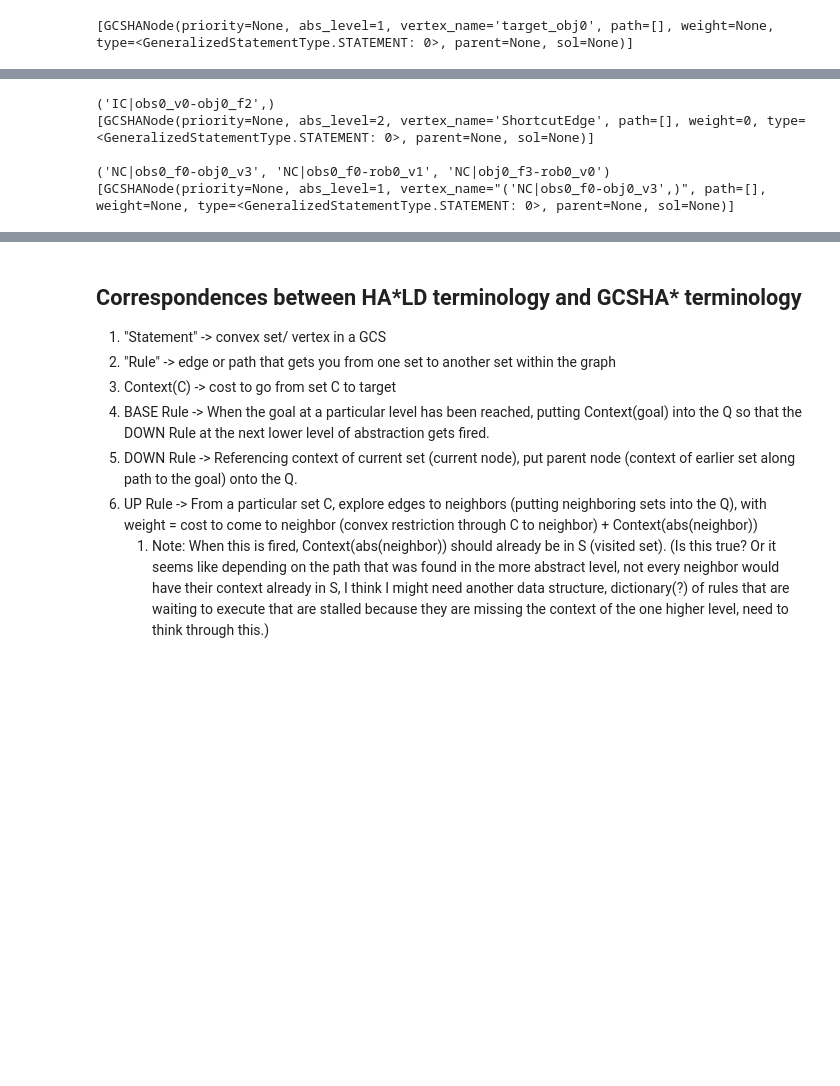
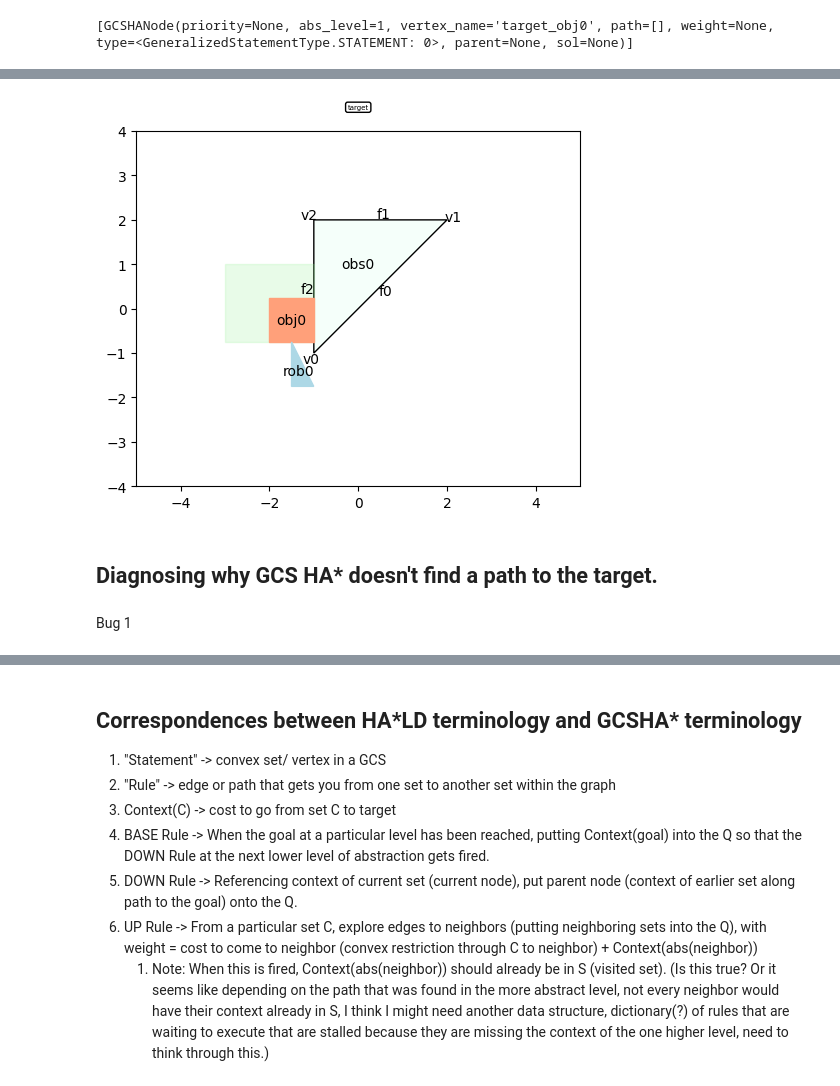
Before and after one commit to shaoyuancc/large_gcs, a Jupyter notebook: explorations/hastar_exploration.ipynb, the cells around one changed output, grey strips where cells are left out. Drawn from its saved outputs; the diff is of its cells as text; code cells hidden in the pictures; blank space fills up the shorter version.

```diff
--- a/explorations/hastar_exploration.ipynb
+++ b/explorations/hastar_exploration.ipynb
@@ -393,18 +417,4 @@ Gcs HA* Convex Restriction failed to find a path to the target.
-# %%
-# Test the abs function
-print(graphs[1].vertex_names[0])
-factored_cfree_vertex_name = graphs[1].vertex_names[0]
-test_factored_cfree_node = GCSHANode(priority=None, abs_level=1, vertex_name=factored_cfree_vertex_name, weight=None, path=[], type=GeneralizedStatementType.STATEMENT)
-print(abs_fns[1](test_factored_cfree_node))
-
-print()
-print(graphs[0].vertex_names[2])
-full_problem_vertex_name = graphs[0].vertex_names[2]
-test_full_problem_node = GCSHANode(priority=None, abs_level=0, vertex_name=full_problem_vertex_name, weight=None, path=[], type=GeneralizedStatementType.STATEMENT)
-print(abs_fns[0](test_full_problem_node))
-# %% [output]
-('IC|obs0_v0-obj0_f2',)
-[GCSHANode(priority=None, abs_level=2, vertex_name='ShortcutEdge', path=[], weight=0, type=<GeneralizedStatementType.STATEMENT: 0>, parent=None, sol=None)]
-
-('NC|obs0_f0-obj0_v3', 'NC|obs0_f0-rob0_v1', 'NC|obj0_f3-rob0_v0')
-[GCSHANode(priority=None, abs_level=1, vertex_name="('NC|obs0_f0-obj0_v3',)", path=[], weight=None, type=<GeneralizedStatementType.STATEMENT: 0>, parent=None, sol=None)]
+# %%
+anim = graphs[0].animate_solution()
+HTML(anim.to_html5_video())
+# %% [output]
@@ -410,0 +422,5 @@ print(abs_fns[0](test_full_problem_node))
+[figure, added]
+# %% [markdown]
+## Diagnosing why GCS HA* doesn't find a path to the target.
+# %% [markdown]
+Bug 1
```
Also changed, not shown: parts of 8 cells of this notebook, 2 other files.
